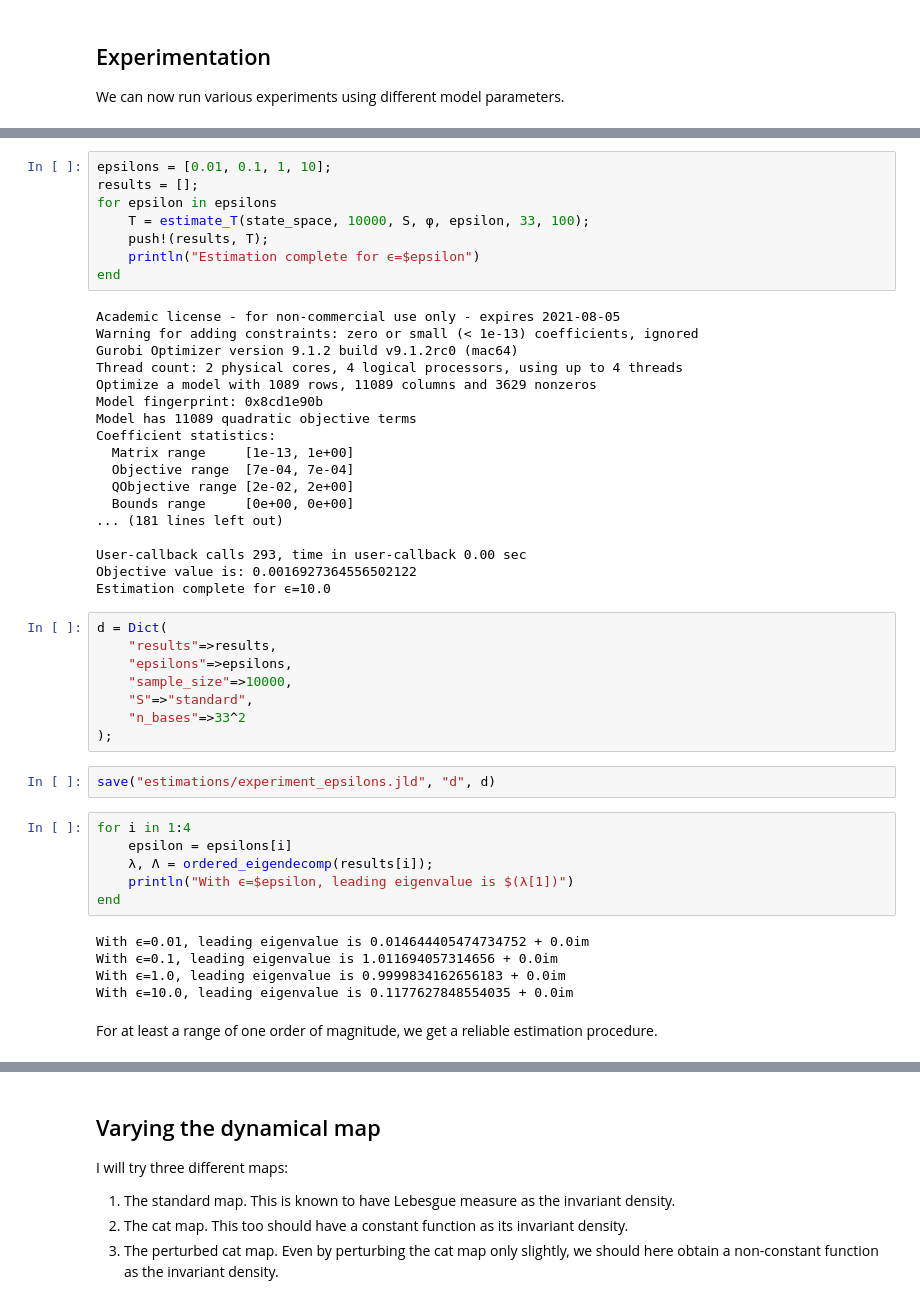
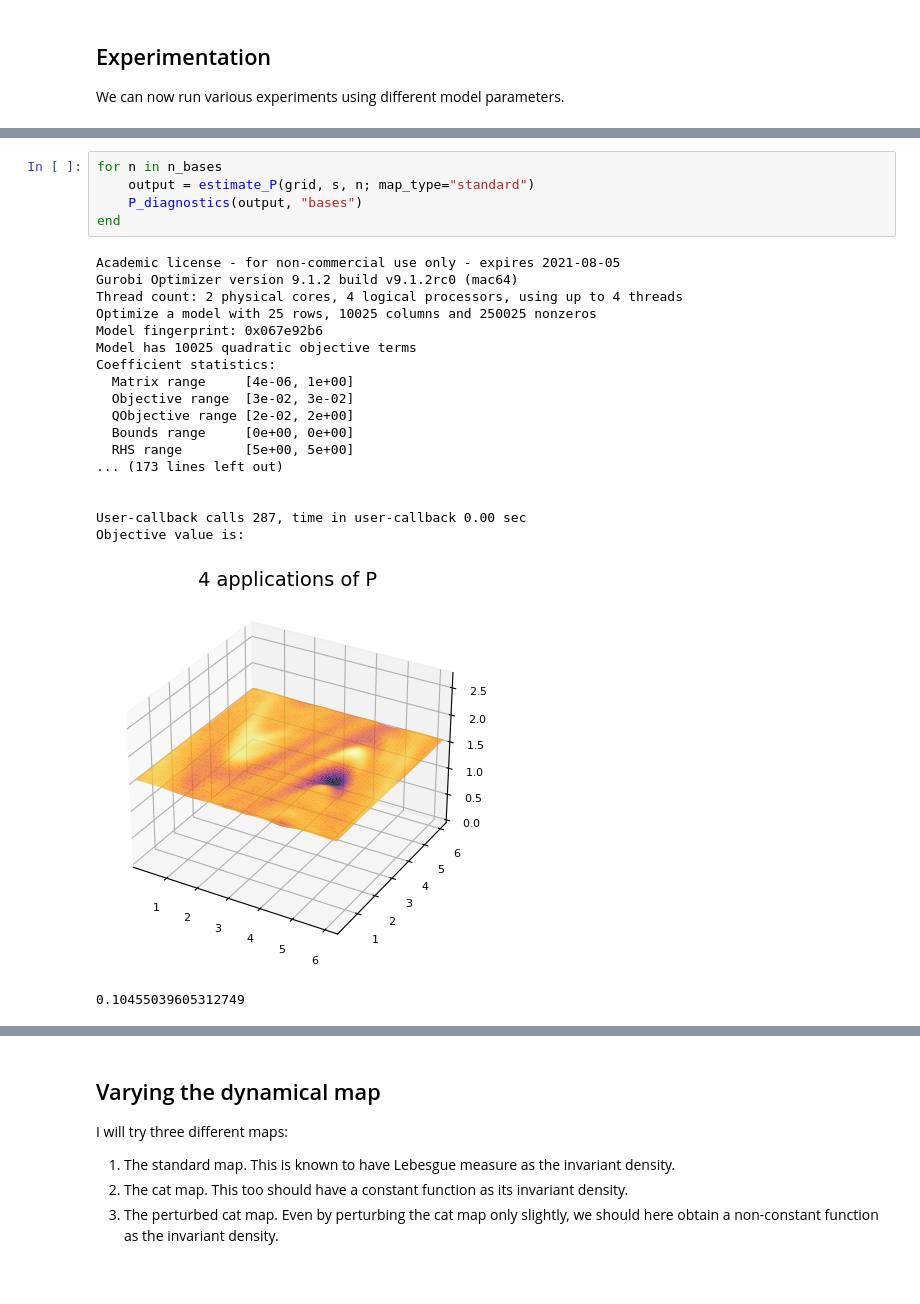
Before and after one commit to rcushen/thesis, a Jupyter notebook: Simulation #2.ipynb, the cells around one changed output, grey strips where cells are left out. Drawn from its saved outputs; the diff is of its cells as text.

Commit message:
Updates to experiments in Simulation #2

```diff
--- a/Simulation #2.ipynb
+++ b/Simulation #2.ipynb
@@ -105,49 +32,25 @@ Varying the bandwidth of the basis functions however should have an effect, sinc
-# %%
-epsilons = [0.01, 0.1, 1, 10];
-results = [];
-for epsilon in epsilons
-    T = estimate_T(state_space, 10000, S, φ, epsilon, 33, 100);
-    push!(results, T);
-    println("Estimation complete for ϵ=$epsilon")
-end
-# %% [output]
-Academic license - for non-commercial use only - expires 2021-08-05
-Warning for adding constraints: zero or small (< 1e-13) coefficients, ignored
-Gurobi Optimizer version 9.1.2 build v9.1.2rc0 (mac64)
-Thread count: 2 physical cores, 4 logical processors, using up to 4 threads
-Optimize a model with 1089 rows, 11089 columns and 3629 nonzeros
-Model fingerprint: 0x8cd1e90b
-Model has 11089 quadratic objective terms
-Coefficient statistics:
-  Matrix range     [1e-13, 1e+00]
-  Objective range  [7e-04, 7e-04]
-  QObjective range [2e-02, 2e+00]
-  Bounds range     [0e+00, 0e+00]
-... (181 lines left out)
-
-User-callback calls 293, time in user-callback 0.00 sec
-Objective value is: 0.0016927364556502122
-Estimation complete for ϵ=10.0
-# %%
-d = Dict(
-    "results"=>results,
-    "epsilons"=>epsilons,
-    "sample_size"=>10000,
-    "S"=>"standard",
-    "n_bases"=>33^2
-);
-# %%
-save("estimations/experiment_epsilons.jld", "d", d)
-# %%
-for i in 1:4
-    epsilon = epsilons[i]
-    λ, Λ = ordered_eigendecomp(results[i]);
-    println("With ϵ=$epsilon, leading eigenvalue is $(λ[1])")
-end
-# %% [output]
-With ϵ=0.01, leading eigenvalue is 0.014644405474734752 + 0.0im
-With ϵ=0.1, leading eigenvalue is 1.011694057314656 + 0.0im
-With ϵ=1.0, leading eigenvalue is 0.9999834162656183 + 0.0im
-With ϵ=10.0, leading eigenvalue is 0.1177627848554035 + 0.0im
-# %% [markdown]
-For at least a range of one order of magnitude, we get a reliable estimation procedure.
+# %%
+for n in n_bases
+    output = estimate_P(grid, s, n; map_type="standard")
+    P_diagnostics(output, "bases")
+end
+# %% [output]
+Academic license - for non-commercial use only - expires 2021-08-05
+Gurobi Optimizer version 9.1.2 build v9.1.2rc0 (mac64)
+Thread count: 2 physical cores, 4 logical processors, using up to 4 threads
+Optimize a model with 25 rows, 10025 columns and 250025 nonzeros
+Model fingerprint: 0x067e92b6
+Model has 10025 quadratic objective terms
+Coefficient statistics:
+  Matrix range     [4e-06, 1e+00]
+  Objective range  [3e-02, 3e-02]
+  QObjective range [2e-02, 2e+00]
+  Bounds range     [0e+00, 0e+00]
+  RHS range        [5e+00, 5e+00]
+... (173 lines left out)
+
+
+User-callback calls 287, time in user-callback 0.00 sec
+Objective value is:
+[figure, added]
+0.10455039605312749
```
Also changed, not shown: parts of 18 cells of this notebook, 2 other files.
